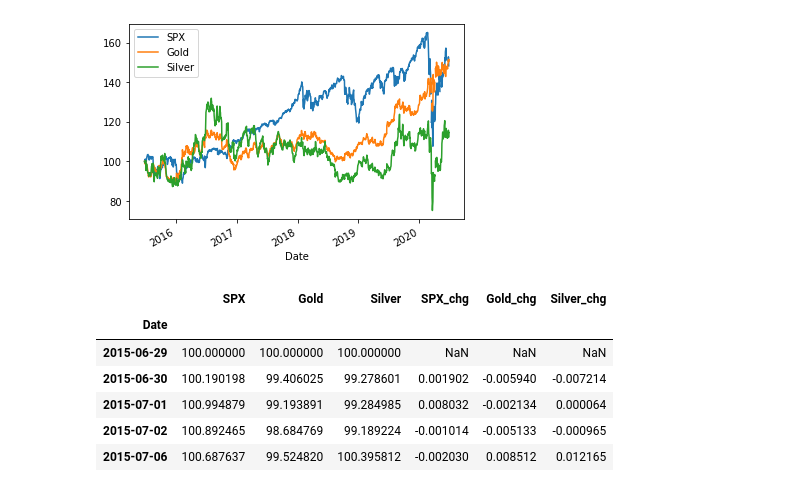
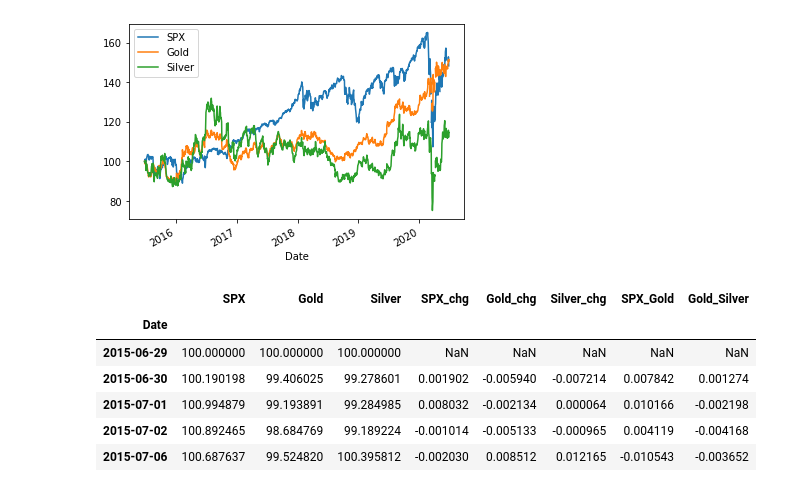
Before and after one commit to piotr-de/markets-ai, a Jupyter notebook: api_test.ipynb, the cells around one changed output. Cells and saved outputs as stored; diff of their text form; code cells hidden in the pictures.

```diff
--- a/api_test.ipynb
+++ b/api_test.ipynb
@@ -47,12 +39,19 @@ spx_metals_rebased.plot()
 [figure]
 # %%
 spx_metals_rebased[["SPX_chg", "Gold_chg", "Silver_chg"]] = spx_metals_rebased[["SPX", "Gold", "Silver"]].pct_change()
+
+spx_metals_rebased["SPX_Gold"] = spx_metals_rebased["SPX_chg"] - spx_metals_rebased["Gold_chg"]
+spx_metals_rebased["Gold_Silver"] = spx_metals_rebased["Gold_chg"] - spx_metals_rebased["Silver_chg"]
+
+
+# spx_metals_rebased["SPX_log"] = np.log(spx_metals_rebased["SPX"]) - np.log(spx_metals_rebased["SPX"].shift(1))
+
 spx_metals_rebased.head()
 # %% [output]
-|  | SPX | Gold | Silver | SPX_chg | Gold_chg | Silver_chg |
-| Date |  |  |  |  |  |  |
-| 2015-06-29 | 100.000000 | 100.000000 | 100.000000 | NaN | NaN | NaN |
-| 2015-06-30 | 100.190198 | 99.406025 | 99.278601 | 0.001902 | -0.005940 | -0.007214 |
-| 2015-07-01 | 100.994879 | 99.193891 | 99.284985 | 0.008032 | -0.002134 | 0.000064 |
-| 2015-07-02 | 100.892465 | 98.684769 | 99.189224 | -0.001014 | -0.005133 | -0.000965 |
-| 2015-07-06 | 100.687637 | 99.524820 | 100.395812 | -0.002030 | 0.008512 | 0.012165 |
+|  | SPX | Gold | Silver | SPX_chg | Gold_chg | Silver_chg | SPX_Gold | Gold_Silver |
+| Date |  |  |  |  |  |  |  |  |
+| 2015-06-29 | 100.000000 | 100.000000 | 100.000000 | NaN | NaN | NaN | NaN | NaN |
+| 2015-06-30 | 100.190198 | 99.406025 | 99.278601 | 0.001902 | -0.005940 | -0.007214 | 0.007842 | 0.001274 |
+| 2015-07-01 | 100.994879 | 99.193891 | 99.284985 | 0.008032 | -0.002134 | 0.000064 | 0.010166 | -0.002198 |
+| 2015-07-02 | 100.892465 | 98.684769 | 99.189224 | -0.001014 | -0.005133 | -0.000965 | 0.004119 | -0.004168 |
+| 2015-07-06 | 100.687637 | 99.524820 | 100.395812 | -0.002030 | 0.008512 | 0.012165 | -0.010543 | -0.003652 |
```
Also changed, not shown: parts of 4 cells of this notebook.
